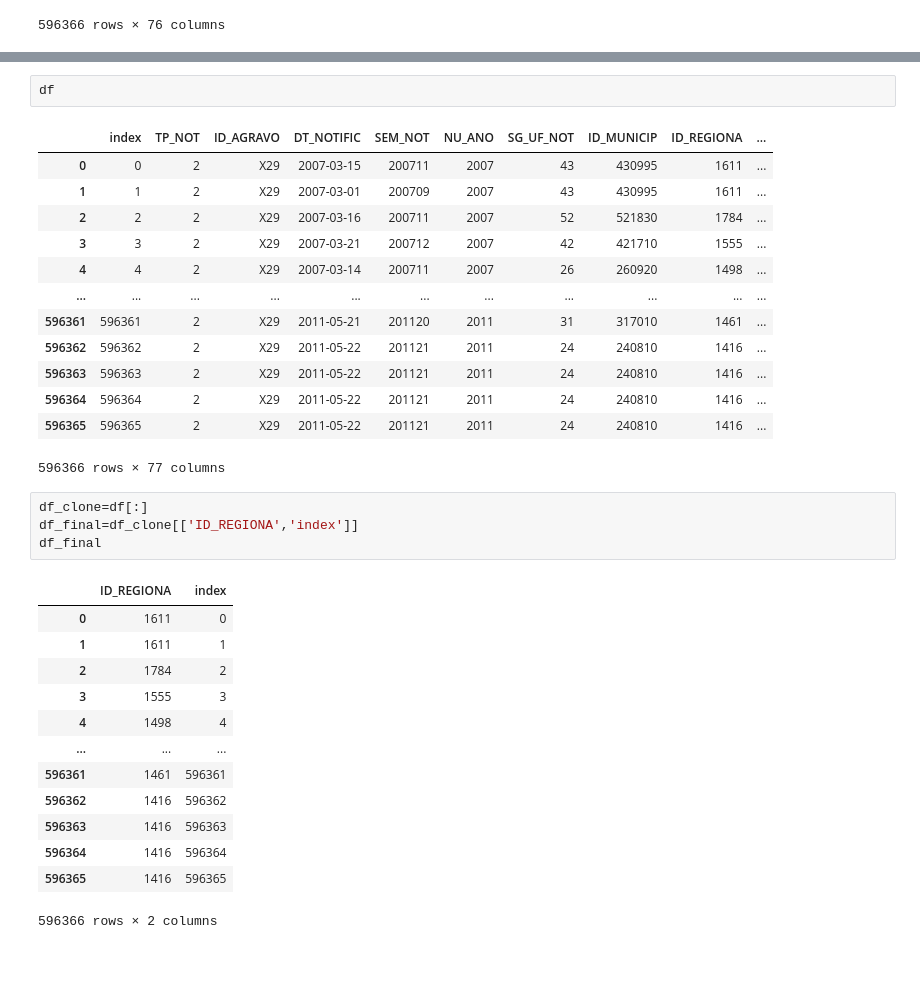
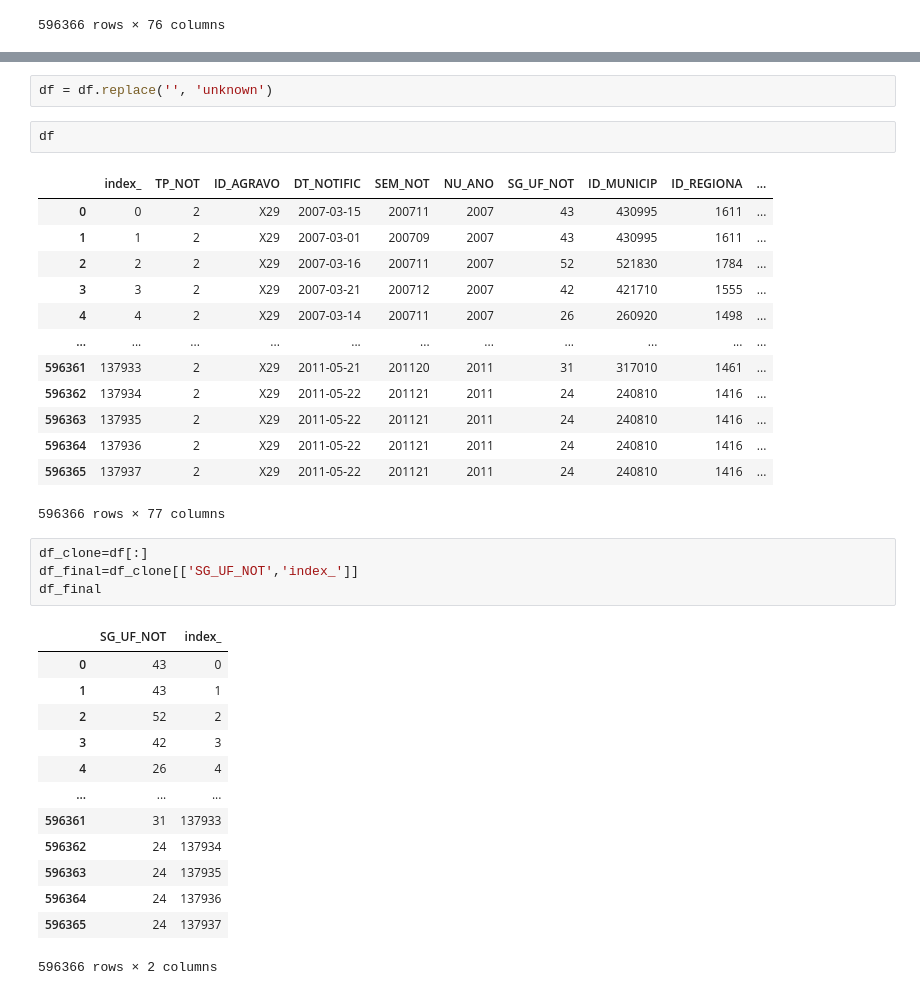
Before and after one commit to rafaelavarao/DataSUS-Data-Analysis, a Jupyter notebook: SINAN.ipynb, the cells around one changed output, grey strips where cells are left out. Cells and saved outputs as stored; diff of their text form; blank space fills up the shorter version.

```diff
--- a/SINAN.ipynb
+++ b/SINAN.ipynb
@@ -97,36 +98,38 @@ df
 596366 rows × 77 columns
+# %%
+df = df.replace('', 'unknown')
 # %%
 df
 # %% [output]
-|  | index | TP_NOT | ID_AGRAVO | DT_NOTIFIC | SEM_NOT | NU_ANO | SG_UF_NOT | ID_MUNICIP | ID_REGIONA | ... |
+|  | index_ | TP_NOT | ID_AGRAVO | DT_NOTIFIC | SEM_NOT | NU_ANO | SG_UF_NOT | ID_MUNICIP | ID_REGIONA | ... |
 | 0 | 0 | 2 | X29 | 2007-03-15 | 200711 | 2007 | 43 | 430995 | 1611 | ... |
 | 1 | 1 | 2 | X29 | 2007-03-01 | 200709 | 2007 | 43 | 430995 | 1611 | ... |
 | 2 | 2 | 2 | X29 | 2007-03-16 | 200711 | 2007 | 52 | 521830 | 1784 | ... |
 | 3 | 3 | 2 | X29 | 2007-03-21 | 200712 | 2007 | 42 | 421710 | 1555 | ... |
 | 4 | 4 | 2 | X29 | 2007-03-14 | 200711 | 2007 | 26 | 260920 | 1498 | ... |
 | ... | ... | ... | ... | ... | ... | ... | ... | ... | ... | ... |
-| 596361 | 596361 | 2 | X29 | 2011-05-21 | 201120 | 2011 | 31 | 317010 | 1461 | ... |
-| 596362 | 596362 | 2 | X29 | 2011-05-22 | 201121 | 2011 | 24 | 240810 | 1416 | ... |
-| 596363 | 596363 | 2 | X29 | 2011-05-22 | 201121 | 2011 | 24 | 240810 | 1416 | ... |
-| 596364 | 596364 | 2 | X29 | 2011-05-22 | 201121 | 2011 | 24 | 240810 | 1416 | ... |
-| 596365 | 596365 | 2 | X29 | 2011-05-22 | 201121 | 2011 | 24 | 240810 | 1416 | ... |
+| 596361 | 137933 | 2 | X29 | 2011-05-21 | 201120 | 2011 | 31 | 317010 | 1461 | ... |
+| 596362 | 137934 | 2 | X29 | 2011-05-22 | 201121 | 2011 | 24 | 240810 | 1416 | ... |
+| 596363 | 137935 | 2 | X29 | 2011-05-22 | 201121 | 2011 | 24 | 240810 | 1416 | ... |
+| 596364 | 137936 | 2 | X29 | 2011-05-22 | 201121 | 2011 | 24 | 240810 | 1416 | ... |
+| 596365 | 137937 | 2 | X29 | 2011-05-22 | 201121 | 2011 | 24 | 240810 | 1416 | ... |
 596366 rows × 77 columns
 # %%
 df_clone=df[:]
-df_final=df_clone[['ID_REGIONA','index']]
+df_final=df_clone[['SG_UF_NOT','index_']]
 df_final
 # %% [output]
-|  | ID_REGIONA | index |
-| 0 | 1611 | 0 |
-| 1 | 1611 | 1 |
-| 2 | 1784 | 2 |
-| 3 | 1555 | 3 |
-| 4 | 1498 | 4 |
+|  | SG_UF_NOT | index_ |
+| 0 | 43 | 0 |
+| 1 | 43 | 1 |
+| 2 | 52 | 2 |
+| 3 | 42 | 3 |
+| 4 | 26 | 4 |
 | ... | ... | ... |
-| 596361 | 1461 | 596361 |
-| 596362 | 1416 | 596362 |
-| 596363 | 1416 | 596363 |
-| 596364 | 1416 | 596364 |
-| 596365 | 1416 | 596365 |
+| 596361 | 31 | 137933 |
+| 596362 | 24 | 137934 |
+| 596363 | 24 | 137935 |
+| 596364 | 24 | 137936 |
+| 596365 | 24 | 137937 |
 596366 rows × 2 columns
 # %%
```
Also changed, not shown: parts of 4 cells of this notebook.
